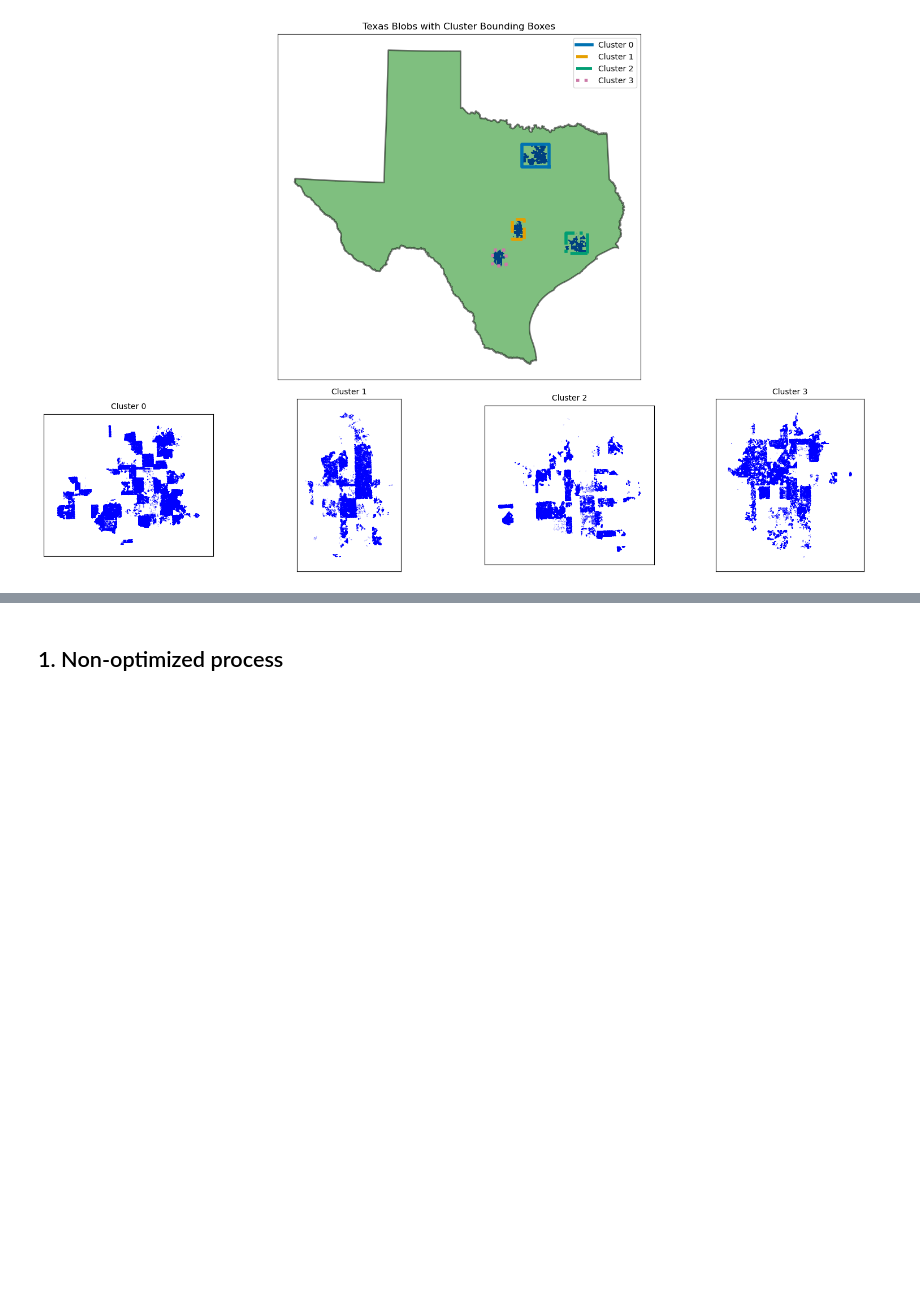
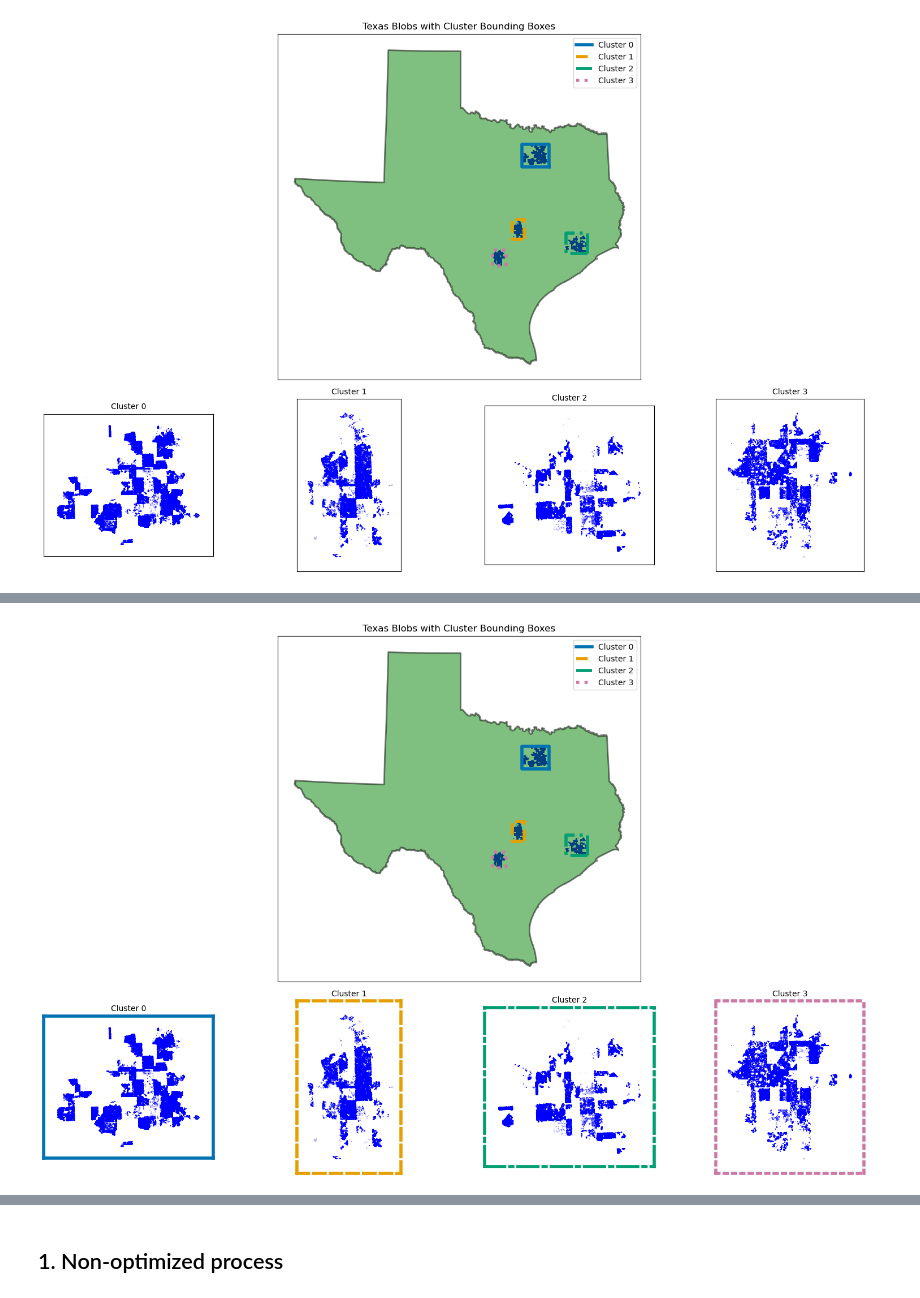
Before and after one commit to sralter/matching_optimization, a Jupyter notebook: matching.ipynb, the cells around one changed output, grey strips where cells are left out. Drawn from its saved outputs; the diff is of its cells as text; code cells hidden in the pictures; blank space fills up the shorter version.

```diff
--- a/matching.ipynb
+++ b/matching.ipynb
@@ -458,0 +471,99 @@ create subplots for each cluster
+# %%
+figure_path = Path('figs/blob_map_with_clusters.png')
+if not figure_path.exists():
+    # Reproject to a Texas-appropriate projected CRS (EPSG:3083)
+    gdf_projected = gdf.to_crs("EPSG:3083")
+    print("computing centroids after reprojection")
+    gdf_projected['centroid'] = gdf_projected.geometry.centroid
+    gdf_projected['centroid_x'] = gdf_projected.centroid.x
+    gdf_projected['centroid_y'] = gdf_projected.centroid.y
+
+    # Run k-means clustering (ensure coordinates are in a projected CRS if precision matters)
+    print('running kmeans')
+    X = gdf_projected[['centroid_x', 'centroid_y']].values
+    kmeans = KMeans(n_clusters=4, random_state=42)
+    gdf_projected['cluster'] = kmeans.fit_predict(X)
+
+    # Compute bounding boxes for each cluster
+    print('compute boxes')
+    clusters = {}
+    for cluster_label, group in gdf_projected.groupby('cluster'):
+        minx, miny, maxx, maxy = group.total_bounds
+        clusters[cluster_label] = box(minx, miny, maxx, maxy)
+
+    # Define unique line styles and colors (Okabe–Ito palette)
+    line_styles = ['-', '--', '-.', ':']
+    line_colors = ['#0072B2', '#E69F00', '#009E73', '#CC79A7']
+
+    # Plotting main Texas boundary, the polygons, and the bounding boxes
+    print('plotting main texas boundary')
+    fig = plt.figure(figsize=(15, 10))
+    gs = gridspec.GridSpec(2, 1, height_ratios=[2, 1])
+
+    # Main plot
+    print('main plot')
+    ax_main = fig.add_subplot(gs[0])
+    gdf_projected.plot(ax=ax_main, facecolor='none', edgecolor='blue', linewidth=1)
+
+    # Plot the Texas boundary
+    texas_boundary = gpd.read_file('data/Texas_State_Boundary_1106215059088919288.geojson')
+    texas_boundary = texas_boundary.to_crs("EPSG:3083")
+    texas_boundary.plot(ax=ax_main, alpha=0.5, color='green', edgecolor='black', linewidth=2)
+
+    # Plot bounding boxes with unique line styles and colors
+    for cluster_label, bbox in clusters.items():
+        xs, ys = bbox.exterior.xy
+        style = line_styles[cluster_label % len(line_styles)]
+        color = line_colors[cluster_label % len(line_colors)]
+        ax_main.plot(xs, ys, color=color, linestyle=style, linewidth=4, label=f'Cluster {cluster_label}')
+
+    ax_main.set_title('Texas Blobs with Cluster Bounding Boxes')
+    ax_main.legend()
+    ax_main.set_xticks([])
+    ax_main.set_yticks([])
+
+    # Create subplots for each cluster
+    print('create subplots for each cluster')
+    gs_sub = gridspec.GridSpecFromSubplotSpec(
+        nrows=1,
+        ncols=4,
+        subplot_spec=gs[1],
+        wspace=0.3)
+
+    for cluster_label, group in gdf_projected.groupby('cluster'):
+        ax = fig.add_subplot(gs_sub[cluster_label])
+        group.plot(ax=ax, facecolor='none', edgecolor='blue')
+        # Adjust view to the cluster bounding box with a little buffer
+        minx, miny, maxx, maxy = group.total_bounds
+        x_buffer = (maxx - minx) * 0.1
+        y_buffer = (maxy - miny) * 0.1
+        ax.set_xlim(minx - x_buffer, maxx + x_buffer)
+        ax.set_ylim(miny - y_buffer, maxy + y_buffer)
+        ax.set_title(f'Cluster {cluster_label}', fontsize=10)
+        ax.set_xticks([])
+        ax.set_yticks([])
+
+        # Update the axis spines to have the same style and color as the cluster's bounding box
+        style = line_styles[cluster_label % len(line_styles)]
+        color = line_colors[cluster_label % len(line_colors)]
+        for spine in ax.spines.values():
+            spine.set_edgecolor(color)
+            spine.set_linestyle(style)
+            spine.set_linewidth(4)
+
+        # # Draw the corresponding bounding box on the subplot
+        # bbox = clusters[cluster_label]
+        # bxmin, bymin, bxmax, bymax = bbox.bounds
+        # width = bxmax - bxmin
+        # height = bymax - bymin
+        # style = line_styles[cluster_label % len(line_styles)]
+        # color = line_colors[cluster_label % len(line_colors)]
+        # rect = plt.Rectangle((bxmin, bymin), width, height, fill=False,
+        #                      edgecolor=color, linestyle=style, linewidth=4)
+        # ax.add_patch(rect)
+
+    plt.tight_layout()
+    plt.savefig('figs/blob_map_with_clusters.png', bbox_inches='tight')
+    plt.show()
+else:
+# %% [output]
@@ -458,0 +576 @@ create subplots for each cluster
+[figure, added]
```
Also changed, not shown: parts of 14 cells of this notebook.
